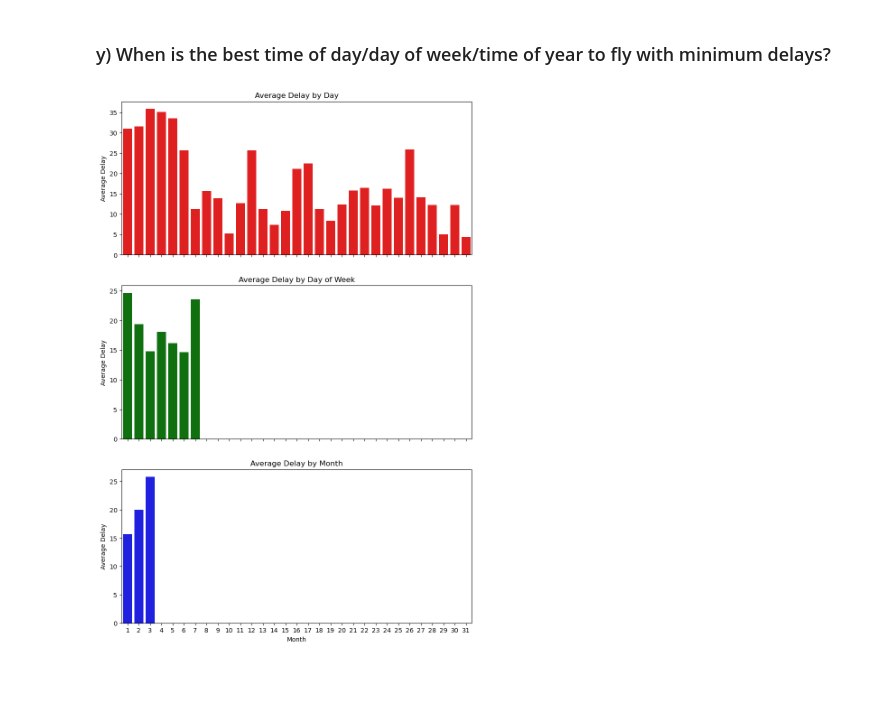
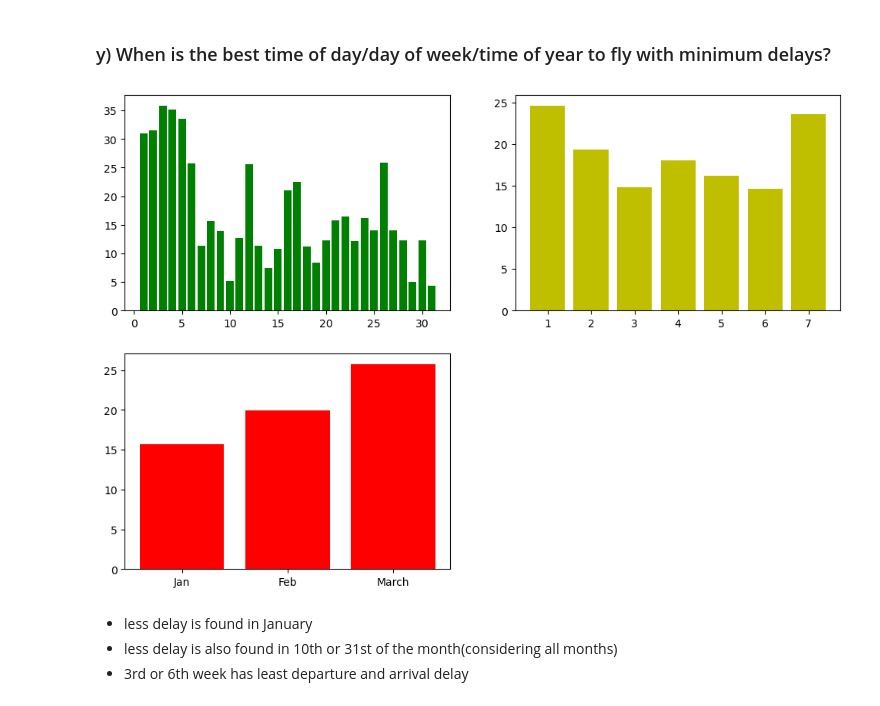
Before and after one commit to vskvj3/UST_Training, a Jupyter notebook: noSQL/Assignment.ipynb, the cells around one changed output. Drawn from its saved outputs; the diff is of its cells as text; code cells hidden in the pictures; blank space fills up the shorter version.

```diff
--- a/noSQL/Assignment.ipynb
+++ b/noSQL/Assignment.ipynb
@@ -637,45 +576,39 @@ plt.show()
 # %%
 delay_day = flights.aggregate([
     {'$group': {'_id':'$DAY', 'avgDelay': {'$avg':{'$add': ['$ARRIVAL_DELAY','$DEPARTURE_DELAY']}}}},
     {'$project': {'_id':0,'DAY':'$_id','avgDelay' :{'$round': ['$avgDelay',2]}}},
     {'$sort':{'avgDelay':1}}
 ])
 
 delay_day_df = pd.DataFrame(delay_day)
 
 delay_week = flights.aggregate([
     {'$group': {'_id':'$DAY_OF_WEEK', 'avgDelay': {'$avg':{'$add': ['$ARRIVAL_DELAY','$DEPARTURE_DELAY']}}}},
     {'$project': {'_id':0,'DAY_OF_WEEK':'$_id','avgDelay' :{'$round': ['$avgDelay',2]}}},
     {'$sort':{'avgDelay':1}}
 ])
 
 delay_week_df = pd.DataFrame(delay_week)
 
 delay_month = flights.aggregate([
     {'$group': {'_id':'$MONTH', 'avgDelay': {'$avg':{'$add': ['$ARRIVAL_DELAY','$DEPARTURE_DELAY']}}}},
     {'$project': {'_id':0,'MONTH':'$_id','avgDelay' :{'$round': ['$avgDelay',2]}}},
     {'$sort':{'avgDelay':1}}
 ])
 
 delay_month_df = pd.DataFrame(delay_month)
 
-fig, axes = plt.subplots(3, 1, figsize=(10, 15), sharex=True)
-
-sns.barplot(data=delay_day_df, x='DAY', y='avgDelay', ax=axes[0],color='r')
-axes[0].set_title('Average Delay by Day')
-axes[0].set_xlabel('Day')
-axes[0].set_ylabel('Average Delay')
-
-sns.barplot(data=delay_week_df, x='DAY_OF_WEEK', y='avgDelay', ax=axes[1],color='g')
-axes[1].set_title('Average Delay by Day of Week')
-axes[1].set_xlabel('Day of Week')
-axes[1].set_ylabel('Average Delay')
-
-sns.barplot(data=delay_month_df, x='MONTH', y='avgDelay', ax=axes[2],color='b')
-axes[2].set_title('Average Delay by Month')
-axes[2].set_xlabel('Month')
-axes[2].set_ylabel('Average Delay')
-
+plt.figure(figsize = (12,8))
+plt.subplot(2, 2, 1)
+plt.bar(delay_day_df['DAY'], delay_day_df['avgDelay'], color='g')
+plt.subplot(2, 2, 2)
+plt.bar(delay_week_df['DAY_OF_WEEK'], delay_week_df['avgDelay'], color='y')
+plt.subplot(2, 2, 3)
+plt.bar(["Jan", "Feb", "March"], delay_month_df['avgDelay'], color='r')
 plt.show()
 # %% [output]
-[figure, old version]
+[figure, new version]
+# %% [markdown]
+- less delay is found in January
+- less delay is also found in 10th or 31st of the month(considering all months)
+- 3rd or 6th week has least departure and arrival delay
```
Also changed, not shown: parts of 24 cells of this notebook, 2 other files.
